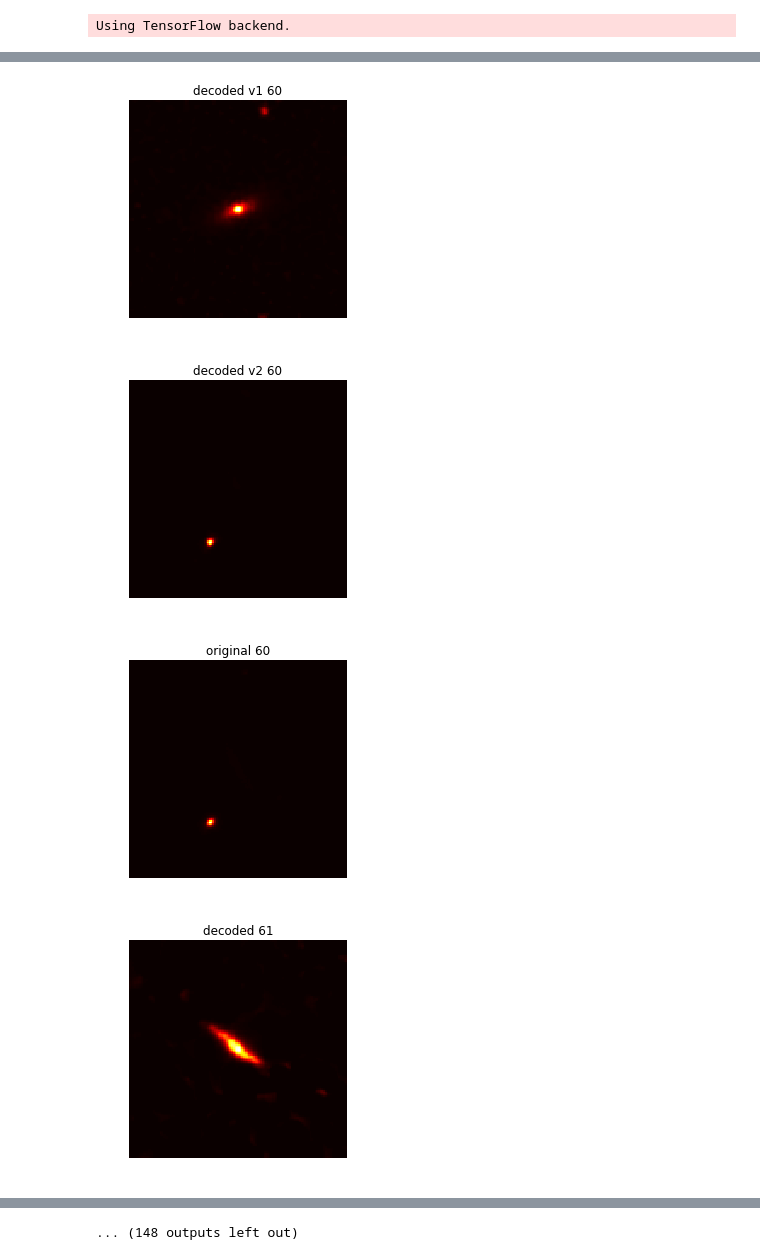
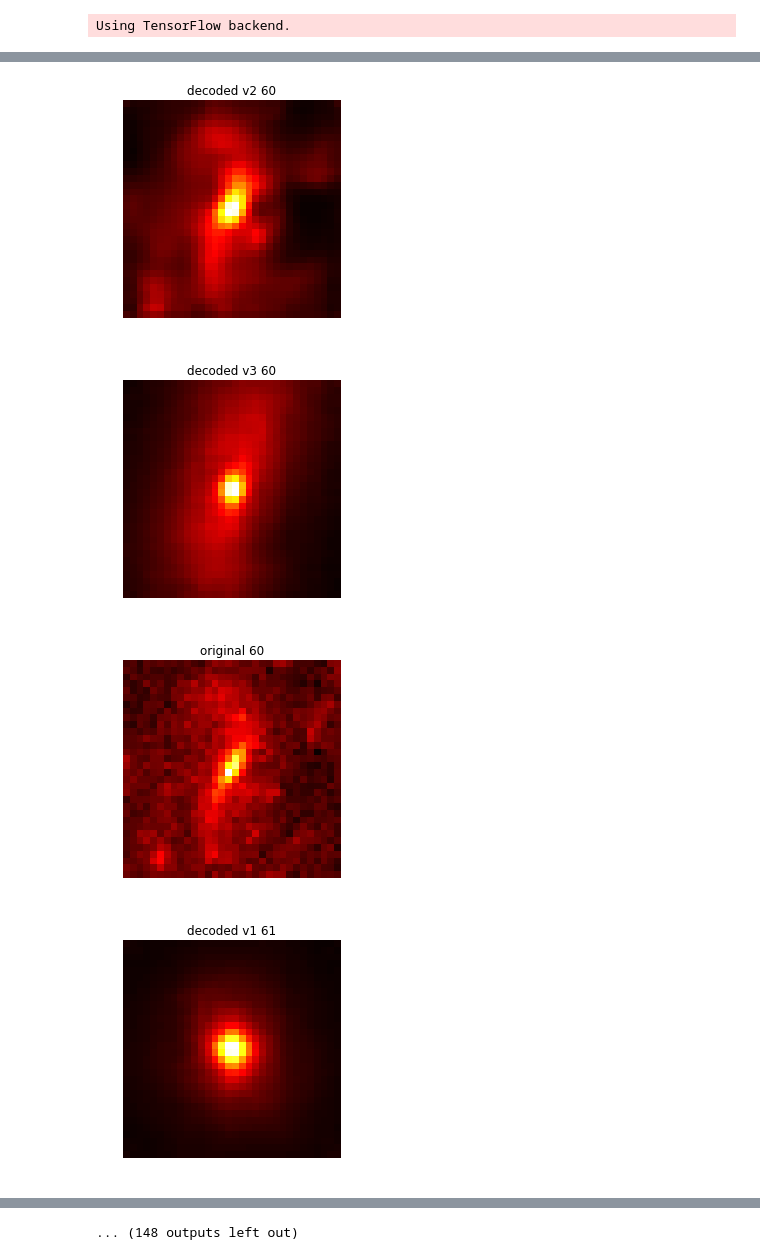
Before and after one commit to VigneshBaskar/Astrohack, a Jupyter notebook: explore result/explore autoencoder results.ipynb, the cells around one changed output, grey strips where cells are left out. Saved outputs shown, nothing was run; the diff lists cells and outputs as text; code cells hidden in the pictures.

Commit message:
adapt for being able to zeasily change image size

```diff
--- a/explore result/explore autoencoder results.ipynb
+++ b/explore result/explore autoencoder results.ipynb
@@ -25,12 +30,19 @@ X,y=get_g_Data_for_Autoencoder(batch_data_object)
 X = X.astype('float32')
 X_train=X[0:int(len(X)*2/3)]
 X_test =X[int(len(X)*2/3):]
+# %%
+extra_folder="results_"+str(image_size)+"_on_"+str(image_size)
+#postfix="_".join(selectedBatches)
+postfix="_all"
 # %%
-with open(os.path.join(output_path,"autoencoder_results_test_v1_" + "_".join(selectedBatches)),'rb') as handle:
+with open(os.path.join(output_path,extra_folder,"autoencoder_results_test_v1_" +postfix),'rb') as handle:
     decoded_imgs_v1=pickle.load(handle)
 # %%
-with open(os.path.join(output_path,"autoencoder_results_test_v2_" + "_".join(selectedBatches)),'rb') as handle:
+with open(os.path.join(output_path,extra_folder,"autoencoder_results_test_v2_" + postfix),'rb') as handle:
     decoded_imgs_v2=pickle.load(handle)
+# %%
+with open(os.path.join(output_path,extra_folder,"autoencoder_results_test_v3_" + postfix),'rb') as handle:
+    decoded_imgs_v3=pickle.load(handle)
 # %%
 for id in range(60,100):
     plt.title("decoded v1 " + str(id))
@@ -39,6 +51,9 @@ for id in range(60,100):
     plt.title("decoded v2 " + str(id))
     plot_images([decoded_imgs_v2[id].reshape(decoded_imgs_v2[1].shape[0],decoded_imgs_v2[1].shape[1])])
     plt.show()
+    plt.title("decoded v3 " + str(id))
+    plot_images([decoded_imgs_v3[id].reshape(decoded_imgs_v3[1].shape[0],decoded_imgs_v3[1].shape[1])])
+    plt.show()
     plt.title("original " + str(id))
     plot_images([X_test[id].reshape(X_test[1].shape[0],X_test[1].shape[1])])
     plt.show()
@@ -47,4 +62,4 @@ for id in range(60,100):
-[figure, old version]
+[figure, new version]
-[figure, old version]
+[figure, new version]
-[figure, old version]
+[figure, new version]
-[figure, old version]
+[figure, new version]
```
Also changed, not shown: parts of 5 cells of this notebook, 8 other files.
